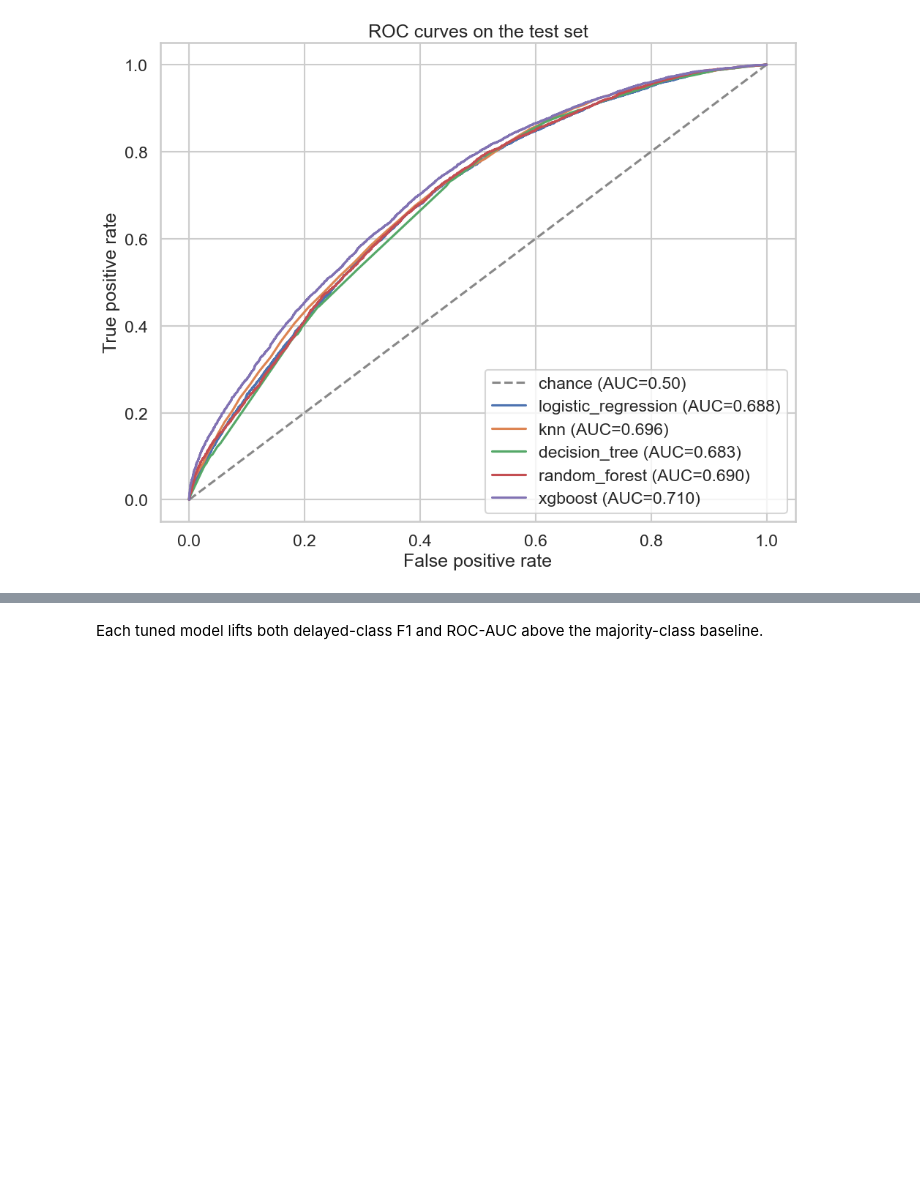
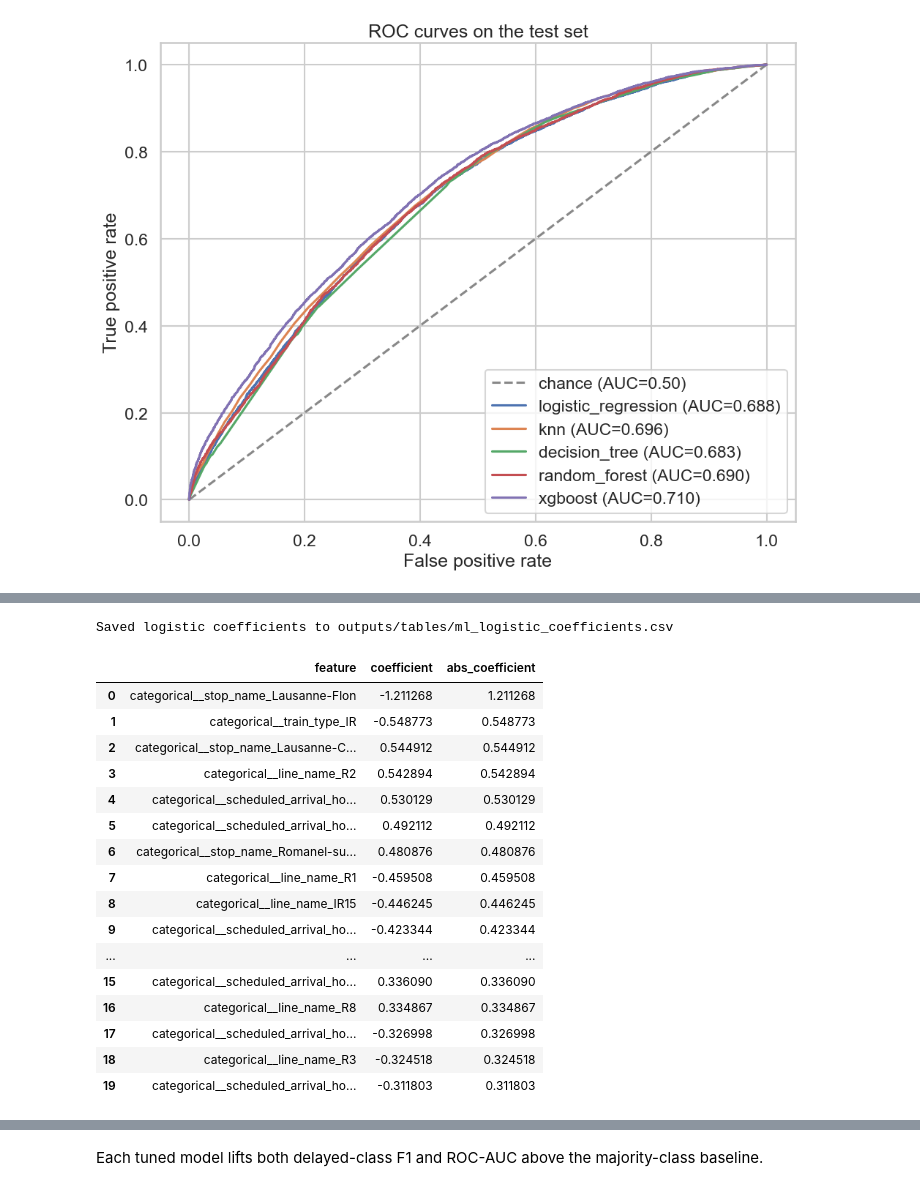
Before and after one commit to berenaydogan/DSA210-Project, a Jupyter notebook: notebooks/ml_modeling.ipynb, the cells around one changed output, grey strips where cells are left out. Saved outputs shown, nothing was run; the diff lists cells and outputs as text; code cells hidden in the pictures; blank space fills up the shorter version.

```diff
--- a/notebooks/ml_modeling.ipynb
+++ b/notebooks/ml_modeling.ipynb
@@ -1345,0 +1350,39 @@ Saved figure to outputs/figures/ml_roc_curves.png
+# %%
+logistic_pipeline = fitted_models["logistic_regression"]
+logistic_feature_names = logistic_pipeline.named_steps["pre"].get_feature_names_out()
+logistic_coefficients = logistic_pipeline.named_steps["clf"].coef_.ravel()
+
+coefficient_df = (
+    pd.DataFrame(
+        {
+            "feature": logistic_feature_names,
+            "coefficient": logistic_coefficients,
+            "abs_coefficient": np.abs(logistic_coefficients),
+        }
+    )
+    .sort_values("abs_coefficient", ascending=False)
+    .reset_index(drop=True)
+)
+coefficient_path = TABLES_DIR / "ml_logistic_coefficients.csv"
+coefficient_df.to_csv(coefficient_path, index=False)
+print(f"Saved logistic coefficients to {coefficient_path.relative_to(ROOT)}")
+display(coefficient_df.head(20))
+# %% [output]
+Saved logistic coefficients to outputs/tables/ml_logistic_coefficients.csv
+|  | feature | coefficient | abs_coefficient |
+| 0 | categorical__stop_name_Lausanne-Flon | -1.211268 | 1.211268 |
+| 1 | categorical__train_type_IR | -0.548773 | 0.548773 |
+| 2 | categorical__stop_name_Lausanne-C... | 0.544912 | 0.544912 |
+| 3 | categorical__line_name_R2 | 0.542894 | 0.542894 |
+| 4 | categorical__scheduled_arrival_ho... | 0.530129 | 0.530129 |
+| 5 | categorical__scheduled_arrival_ho... | 0.492112 | 0.492112 |
+| 6 | categorical__stop_name_Romanel-su... | 0.480876 | 0.480876 |
+| 7 | categorical__line_name_R1 | -0.459508 | 0.459508 |
+| 8 | categorical__line_name_IR15 | -0.446245 | 0.446245 |
+| 9 | categorical__scheduled_arrival_ho... | -0.423344 | 0.423344 |
+| ... | ... | ... | ... |
+| 15 | categorical__scheduled_arrival_ho... | 0.336090 | 0.336090 |
+| 16 | categorical__line_name_R8 | 0.334867 | 0.334867 |
+| 17 | categorical__scheduled_arrival_ho... | -0.326998 | 0.326998 |
+| 18 | categorical__line_name_R3 | -0.324518 | 0.324518 |
+| 19 | categorical__scheduled_arrival_ho... | -0.311803 | 0.311803 |
```
Also changed, not shown: parts of 2 cells of this notebook, 2 other files.
